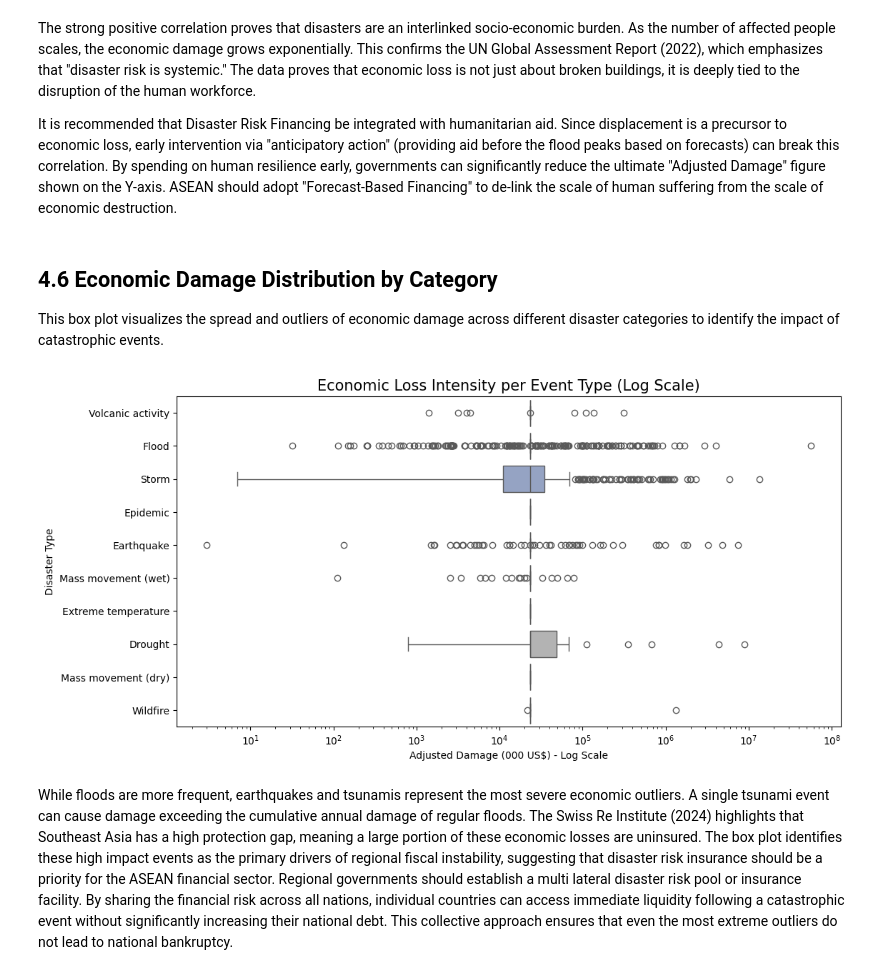
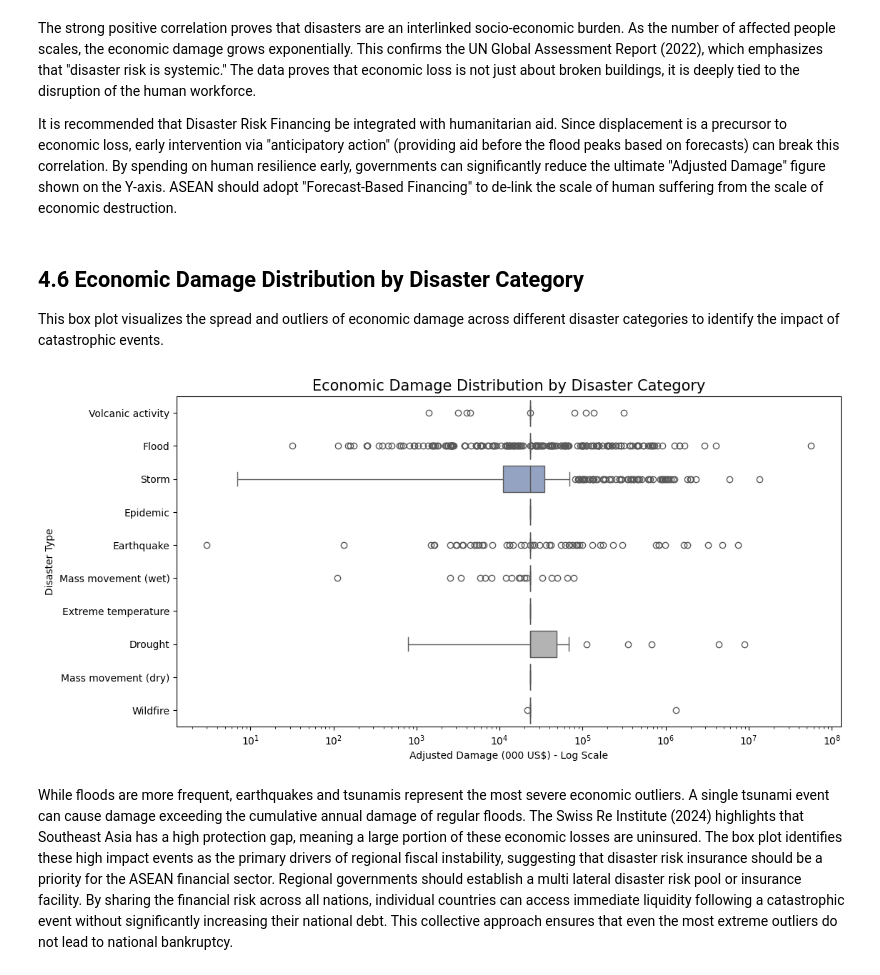
Before and after one commit to Rozieyati/Project_2_Data_Science, a Jupyter notebook: P166417_Impact_Analysis_of_Natural_Disasters_in_Asia.ipynb, the cells around one changed output. Drawn from its saved outputs; the diff is of its cells as text; code cells hidden in the pictures.

```diff
--- a/P166417_Impact_Analysis_of_Natural_Disasters_in_Asia.ipynb
+++ b/P166417_Impact_Analysis_of_Natural_Disasters_in_Asia.ipynb
@@ -461,18 +459,18 @@ The strong positive correlation proves that disasters are an interlinked socio-e
 
 It is recommended that Disaster Risk Financing be integrated with humanitarian aid. Since displacement is a precursor to economic loss, early intervention via "anticipatory action" (providing aid before the flood peaks based on forecasts) can break this correlation. By spending on human resilience early, governments can significantly reduce the ultimate "Adjusted Damage" figure shown on the Y-axis. ASEAN should adopt "Forecast-Based Financing" to de-link the scale of human suffering from the scale of economic destruction.
 # %% [markdown]
-## **4.6 Economic Damage Distribution by Category**
+## **4.6 Economic Damage Distribution by Disaster Category**
 
 This box plot visualizes the spread and outliers of economic damage across different disaster categories to identify the impact of catastrophic events.
 # %%
 plt.figure(figsize=(12, 6))
 sns.boxplot(data=df_sea, x="Total Damage, Adjusted ('000 US$)", y='Disaster Type', palette='Set2')
 plt.xscale('log') # Important to handle outliers
-plt.title('Economic Loss Intensity per Event Type (Log Scale)', fontsize=15)
+plt.title('Economic Damage Distribution by Disaster Category', fontsize=15)
 plt.xlabel('Adjusted Damage (000 US$) - Log Scale')
 plt.show()
 # %% [output]
-[figure, old version]
+[figure, new version]
 # %% [markdown]
 While floods are more frequent, earthquakes and tsunamis represent the most severe economic outliers. A single tsunami event can cause damage exceeding the cumulative annual damage of regular floods. The Swiss Re Institute (2024) highlights that Southeast Asia has a high protection gap, meaning a large portion of these economic losses are uninsured. The box plot identifies these high impact events as the primary drivers of regional fiscal instability, suggesting that disaster risk insurance should be a priority for the ASEAN financial sector. Regional governments should establish a multi lateral disaster risk pool or insurance facility. By sharing the financial risk across all nations, individual countries can access immediate liquidity following a catastrophic event without significantly increasing their national debt. This collective approach ensures that even the most extreme outliers do not lead to national bankruptcy.
 # %% [markdown]
```
Also changed, not shown: parts of 2 cells of this notebook.
